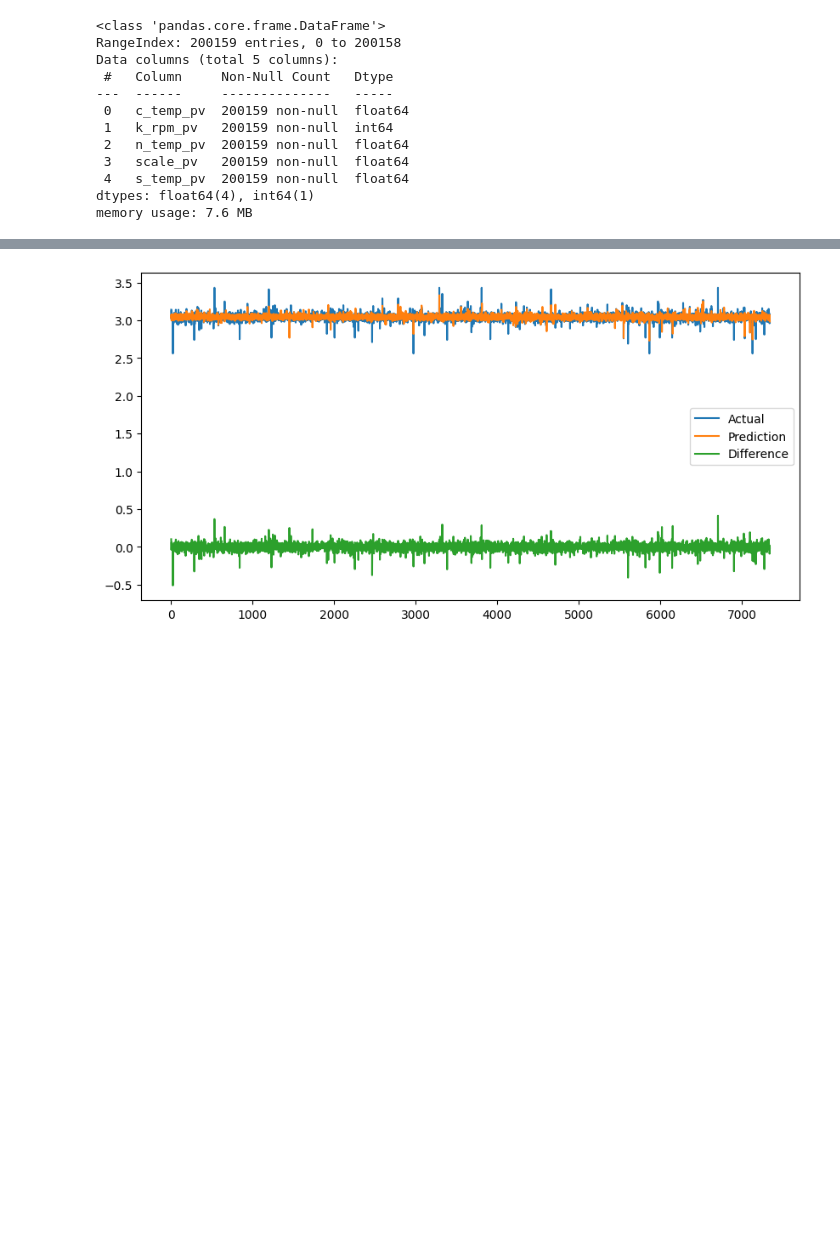
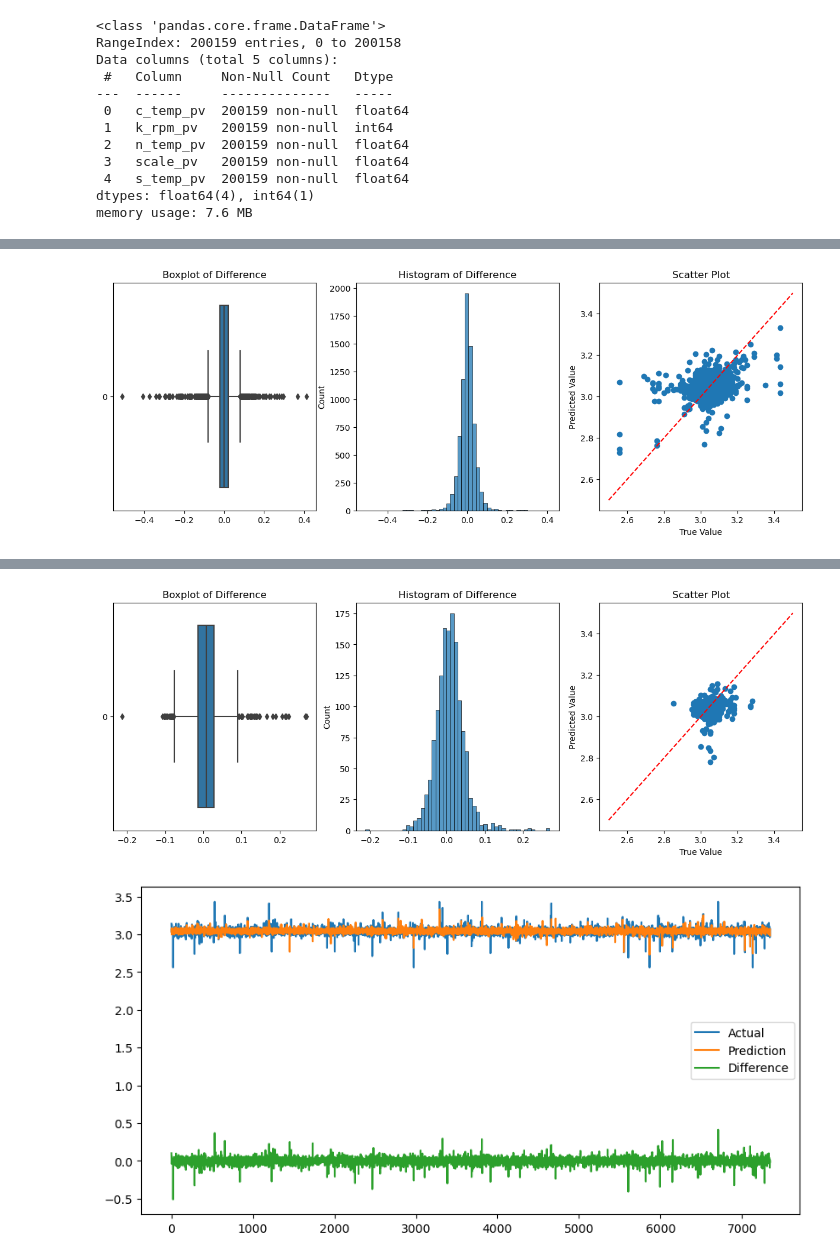
Before and after one commit to juugii-ho/Project_CompterMate, a Jupyter notebook: Modeling/JJW/Second_data/N05_PCA.ipynb, the cells around one changed output, grey strips where cells are left out. Saved outputs shown, nothing was run; the diff lists cells and outputs as text; code cells hidden in the pictures; blank space fills up the shorter version.

```diff
--- a/Modeling/JJW/Second_data/N05_PCA.ipynb
+++ b/Modeling/JJW/Second_data/N05_PCA.ipynb
@@ -126,7 +206,80 @@ model.fit(X_train, y_train)
 
 y_pred = model.predict(X_test)
 
+print('Random Forest with PCA')
 print('MAE:', mean_absolute_error(y_test, y_pred))
 print('MAPE:', mean_absolute_percentage_error(y_test, y_pred)*100)
 print('R2:', r2_score(y_test, y_pred))
+
+ # 편차의 descriptives
+diff = y_test.values - y_pred
+diff = pd.Series(diff)
+print(diff.describe())
+
+# Plot : box, hist, scatter
+plt.figure(figsize=(15, 5))
+plt.subplot(131)
+sns.boxplot(diff, orient='h')
+plt.title('Boxplot of Difference')
+plt.subplot(132)
+sns.histplot(diff, bins=50)
+plt.title('Histogram of Difference')
+plt.subplot(133)
+plt.scatter(y_test, y_pred)
+# 추세선 추가
+x = np.linspace(2.5, 3.5, 100)
+plt.plot(x, x, 'r--')
+plt.xlabel('True Value')
+plt.ylabel('Predicted Value')
+plt.title('Scatter Plot')
+plt.show()
+
+
+
+# Test data
+test_data = pd.read_csv('../DATA/oct_data.csv')
+test_data = test_data[(test_data['scale_pv'] > 2) & (test_data['scale_pv'] < 4)]
+
+def PCA_transform_test(data):
+    X = data.drop(['scale_pv', 'k_rpm_pv'], axis=1)
+    X = scaler.transform(X)
+    X_pca = pca.transform(X)
+    data['PCA'] = X_pca
+    return data
+
+test_data = PCA_transform_test(test_data)
+
+# Predict
+X = test_data[['PCA', 'k_rpm_pv']]
+y = test_data['scale_pv']
+
+y_pred = model.predict(X)
+
+print('Random Forest with PCA, Test Data')
+print('MAE:', mean_absolute_error(y, y_pred))
+print('MAPE:', mean_absolute_percentage_error(y, y_pred)*100)
+print('R2:', r2_score(y, y_pred))
+
+ # 편차의 descriptives
+diff = y.values - y_pred
+diff = pd.Series(diff)
+print(diff.describe())
+
+# Plot : box, hist, scatter
+plt.figure(figsize=(15, 5))
+plt.subplot(131)
+sns.boxplot(diff, orient='h')
+plt.title('Boxplot of Difference')
+plt.subplot(132)
+sns.histplot(diff, bins=50)
+plt.title('Histogram of Difference')
+plt.subplot(133)
+plt.scatter(y, y_pred)
+# 추세선 추가
+x = np.linspace(2.5, 3.5)
+plt.plot(x, x, 'r--')
+plt.xlabel('True Value')
+plt.ylabel('Predicted Value')
+plt.title('Scatter Plot')
+plt.show()
 # %% [output]
@@ -135,0 +299 @@ R2: -0.017669738516535638
+[figure, added]
@@ -136,3 +313,4 @@ R2: -0.017669738516535638
+[figure, added]
 # %%
 # n_estimators=100일때와 200일때랑 비슷하다
 # PCA를 사용하면 더 성능이 떨어진다... 잠정 보류
```
Also changed, not shown: parts of 7 cells of this notebook, 5 other files.
